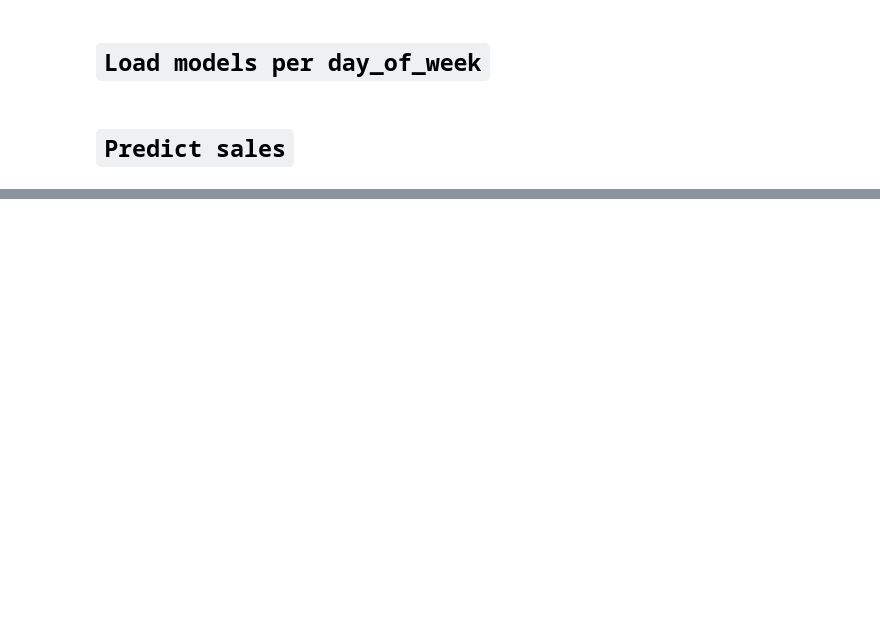
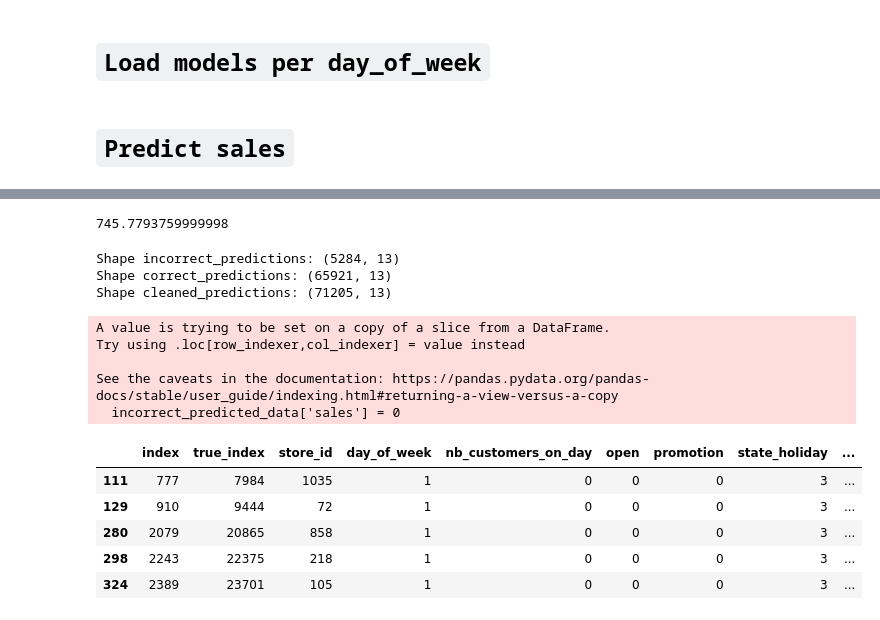
Before and after one commit to fabio1623/IronKaggle, a Jupyter notebook: solution.ipynb, the cells around one changed output, grey strips where cells are left out. Saved outputs shown, nothing was run; the diff lists cells and outputs as text; code cells hidden in the pictures; blank space fills up the shorter version.

```diff
--- a/solution.ipynb
+++ b/solution.ipynb
@@ -1059,0 +539,31 @@ validation_data.head()
+# %%
+def predict_data_feature_value(prediction_dataframe, model, feature_name, feature_value):
+    filtered_df = prediction_dataframe[prediction_dataframe[feature_name] == feature_value]
+    filtered_df_normalized = MinMaxScaler().fit_transform(filtered_df.drop(['true_index', feature_name], axis=1))
+    predictions = model.predict(filtered_df_normalized)
+    df = pd.concat([filtered_df.reset_index(), pd.DataFrame(predictions, columns=['sales'])], axis=1)
+
+    return df
+
+def predict_data(model_dataframe, prediction_dataframe, feature_name):
+    models = create_models_per_feature(feature_name, model_dataframe)
+    feature_unique_values = sorted(prediction_dataframe[feature_name].unique())
+    predictions_list = [predict_data_feature_value(prediction_dataframe, models['model'][0], feature_name, feature_value) for feature_value, models in zip(feature_unique_values, models)]
+    return pd.concat(predictions_list, axis=0)
+# %%
+def get_cleaned_predicted_data(dataframe):
+    incorrect_predicted_data = dataframe[dataframe['sales'] < 0]
+    incorrect_predicted_data['sales'] = 0
+
+    print(f"Shape incorrect_predictions: {incorrect_predicted_data.shape}")
+
+    correct_predicted_data = dataframe[(dataframe['sales'] >= 0)]
+    correct_predicted_data.shape
+
+    print(f"Shape correct_predictions: {correct_predicted_data.shape}")
+
+    cleaned_predictions = pd.concat([incorrect_predicted_data, correct_predicted_data], axis=0)
+
+    print(f"Shape cleaned_predictions: {cleaned_predictions.shape}")
+
+    return cleaned_predictions
@@ -1157,0 +615,3 @@ predicted_data.to_csv('predicted_data.csv', index=False)
+# %%
+predicted_data = predict_data(data, validation_data, 'day_of_week')
+predicted_data.shape
@@ -1157,0 +628,23 @@ predicted_data.to_csv('predicted_data.csv', index=False)
+# %%
+array = [112.995678, 720.791386, 777.988228, 847.512568, 864.110173, 916.866339, 980.191260]
+np.mean(array)
+# %% [output]
+745.7793759999998
+# %%
+cleaned_predicted_data = get_cleaned_predicted_data(predicted_data)
+cleaned_predicted_data.head()
+# %% [output]
+Shape incorrect_predictions: (5284, 13)
+Shape correct_predictions: (65921, 13)
+Shape cleaned_predictions: (71205, 13)
+A value is trying to be set on a copy of a slice from a DataFrame.
+Try using .loc[row_indexer,col_indexer] = value instead
+
+See the caveats in the documentation: https://pandas.pydata.org/pandas-docs/stable/user_guide/indexing.html#returning-a-view-versus-a-copy
+  incorrect_predicted_data['sales'] = 0
+|  | index | true_index | store_id | day_of_week | nb_customers_on_day | open | promotion | state_holiday | ... |
+| 111 | 777 | 7984 | 1035 | 1 | 0 | 0 | 0 | 3 | ... |
+| 129 | 910 | 9444 | 72 | 1 | 0 | 0 | 0 | 3 | ... |
+| 280 | 2079 | 20865 | 858 | 1 | 0 | 0 | 0 | 3 | ... |
+| 298 | 2243 | 22375 | 218 | 1 | 0 | 0 | 0 | 3 | ... |
+| 324 | 2389 | 23701 | 105 | 1 | 0 | 0 | 0 | 3 | ... |
```
Also changed, not shown: parts of 45 cells of this notebook, 1 other file.
